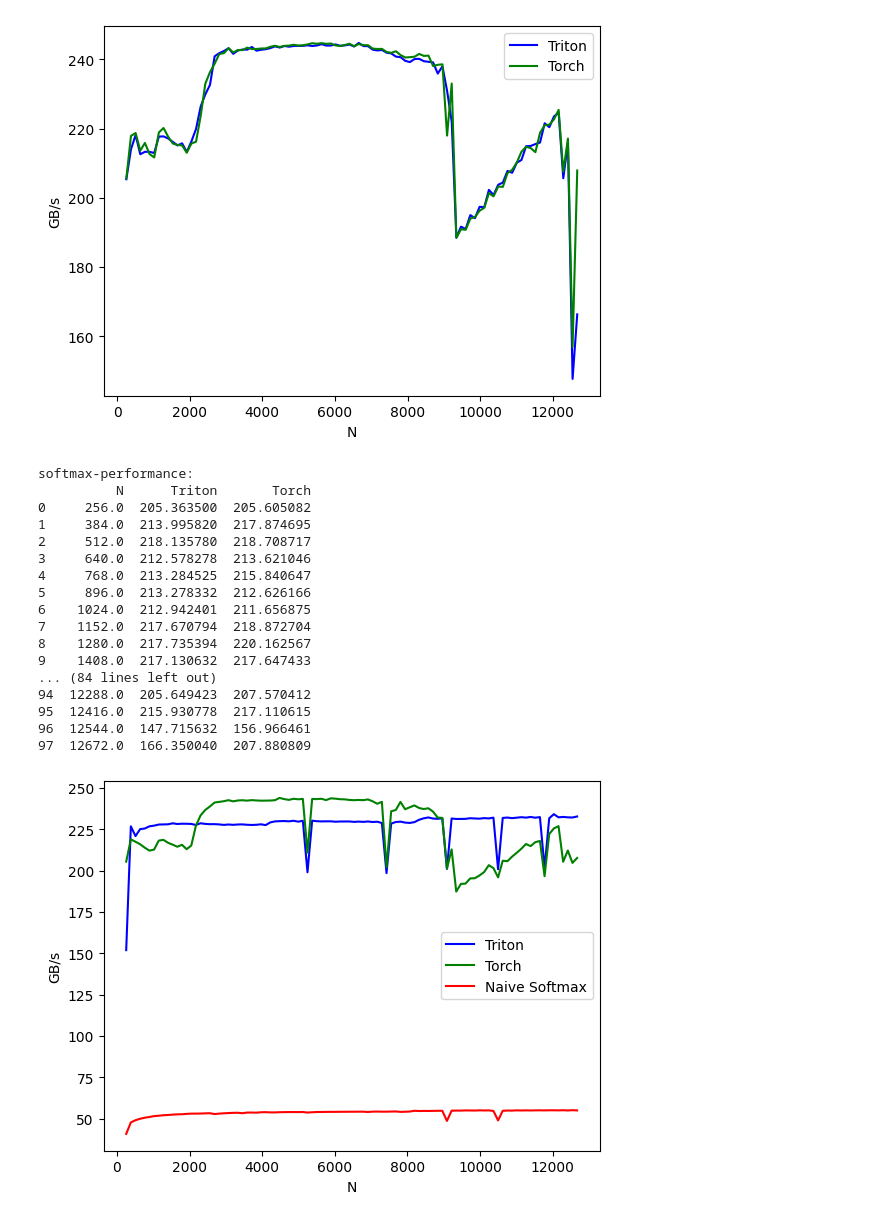
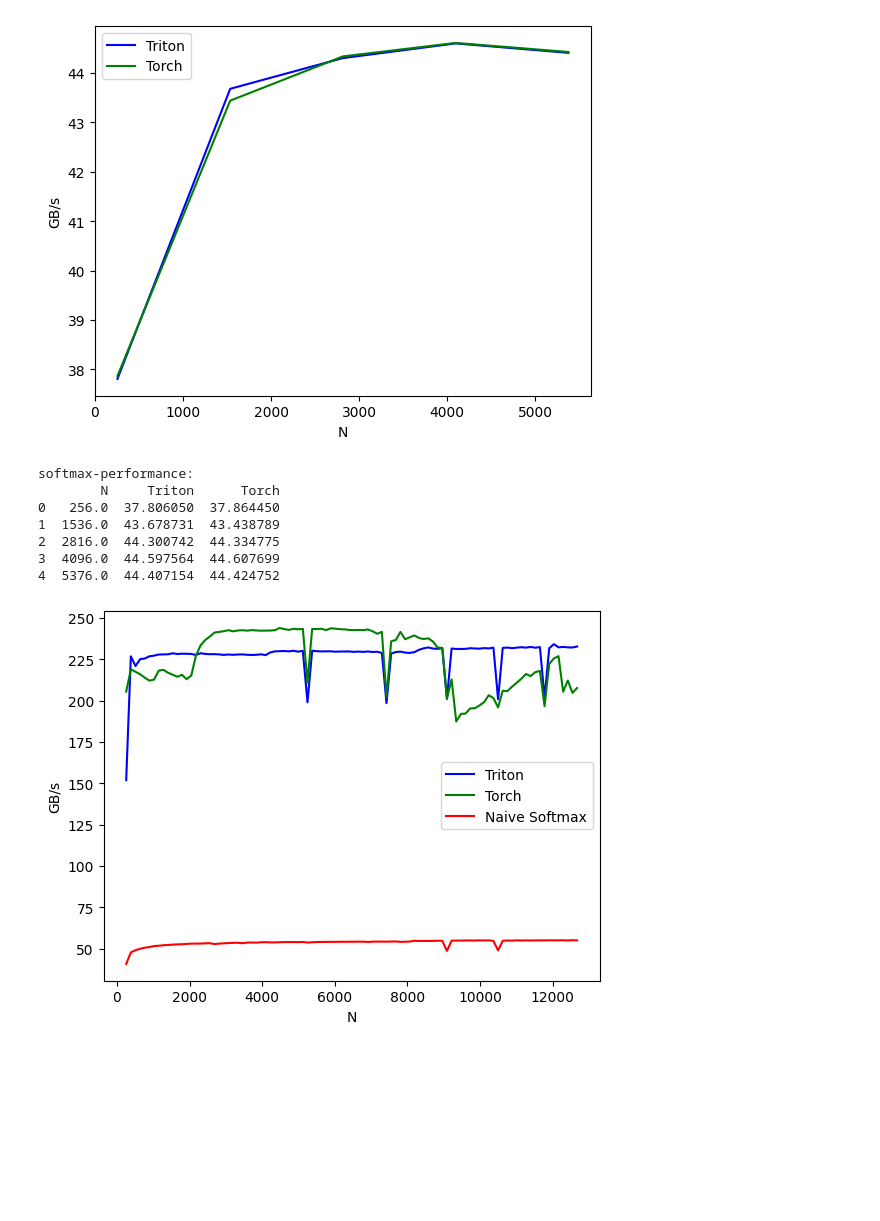
Before and after one commit to matteobonotto/triton-kernels, a Jupyter notebook: notebooks/fused_softmax.ipynb, the cells around one changed output. Cells and saved outputs as stored; diff of their text form; code cells hidden in the pictures; blank space fills up the shorter version.

```diff
--- a/notebooks/fused_softmax.ipynb
+++ b/notebooks/fused_softmax.ipynb
@@ -288,64 +335,55 @@ summary['time']
 # %%
+def fwd(x, provider):
+    if provider == "torch":
+        return torch.softmax(x, axis=-1)
+    elif provider == 'triton':
+        return nn.Softmax()(x)
+    else:
+        raise ValueError
+
+def bwd(x, provider):
+    x.requires_grad = True
+    out = fwd(x, provider)
+
+    loss = out.sum()
+    loss.backward()
+
 @triton.testing.perf_report(
     triton.testing.Benchmark(
         x_names=['N'],  # argument names to use as an x-axis for the plot
-        x_vals=[128 * i for i in range(2, 100, 5)],  # different possible values for `x_name`
+        x_vals=[128 * i for i in range(2, 50, 10)],  # different possible values for `x_name`
         line_arg='provider',  # argument name whose value corresponds to a different line in the plot
         line_vals=['triton', 'torch'],  # possible values for `line_arg``
         line_names=["Triton", "Torch"],  # label name for the lines
         styles=[('blue', '-'), ('green', '-')],  # line styles
         ylabel="GB/s",  # label name for the y-axis
         plot_name="softmax-performance",  # name for the plot. Used also as a file name for saving the plot.
         args={'M': 4096},  # values for function arguments not in `x_names` and `y_name`
     ))
 
-# def fwd(x, provider):
-#     if provider == "torch":
-#         return torch.softmax(x, axis=-1)
-#     elif provider == 'triton':
-#         return nn.Softmax()(x)
-#     else:
-#         raise ValueError
-
-# def bwd(x, provider):
-#     out = fwd(x, provider)
-
-#     loss = out.sum()
-#     loss.backward
-
 
 def benchmark(M, N, provider):
     x = torch.randn(M, N, device=DEVICE, dtype=torch.float32)
     stream = getattr(torch, DEVICE.type).Stream()
     getattr(torch, DEVICE.type).set_stream(stream)
-    if provider == 'torch':
-        ms = triton.testing.do_bench(lambda: torch.softmax(x, axis=-1))
-    if provider == 'triton':
-        ms = triton.testing.do_bench(lambda: nn.Softmax()(x))
+    ms = triton.testing.do_bench(lambda: bwd(x, provider))
+    # if provider == 'torch':
+        # ms = triton.testing.do_bench(lambda: fwd(x, provider))
+    # if provider == 'triton':
     gbps = lambda ms: 2 * x.numel() * x.element_size() * 1e-9 / (ms * 1e-3)
     return gbps(ms)
 
 
 benchmark.run(show_plots=True, print_data=True)
 # %% [output]
-[figure, old version]
+[figure, new version]
 softmax-performance:
-          N      Triton       Torch
-0     256.0  205.363500  205.605082
-1     384.0  213.995820  217.874695
-2     512.0  218.135780  218.708717
-3     640.0  212.578278  213.621046
-4     768.0  213.284525  215.840647
-5     896.0  213.278332  212.626166
-6    1024.0  212.942401  211.656875
-7    1152.0  217.670794  218.872704
-8    1280.0  217.735394  220.162567
-9    1408.0  217.130632  217.647433
-... (84 lines left out)
-94  12288.0  205.649423  207.570412
-95  12416.0  215.930778  217.110615
-96  12544.0  147.715632  156.966461
-97  12672.0  166.350040  207.880809
+        N     Triton      Torch
+0   256.0  37.806050  37.864450
+1  1536.0  43.678731  43.438789
+2  2816.0  44.300742  44.334775
+3  4096.0  44.597564  44.607699
+4  5376.0  44.407154  44.424752
 # %%
 @triton.jit
 def fused_softmax_kernel(x_pointer, y_pointer, x_stride, y_stride, n_rows, n_cols, block_size: tl.constexpr):
```
Also changed, not shown: parts of 5 cells of this notebook.
